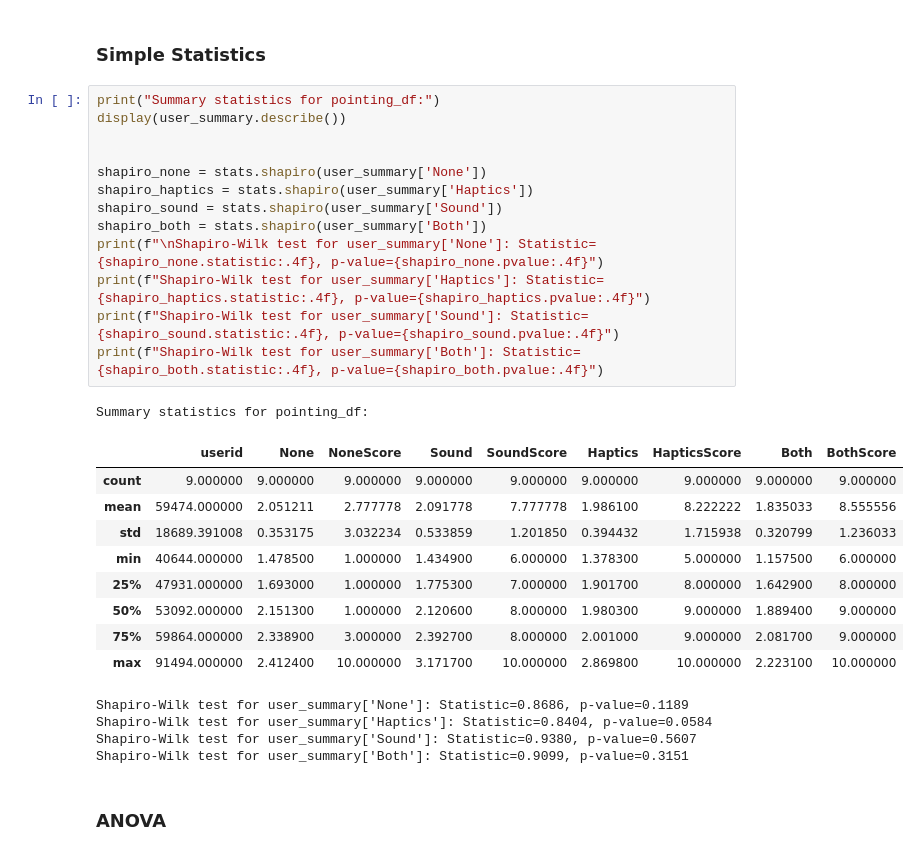
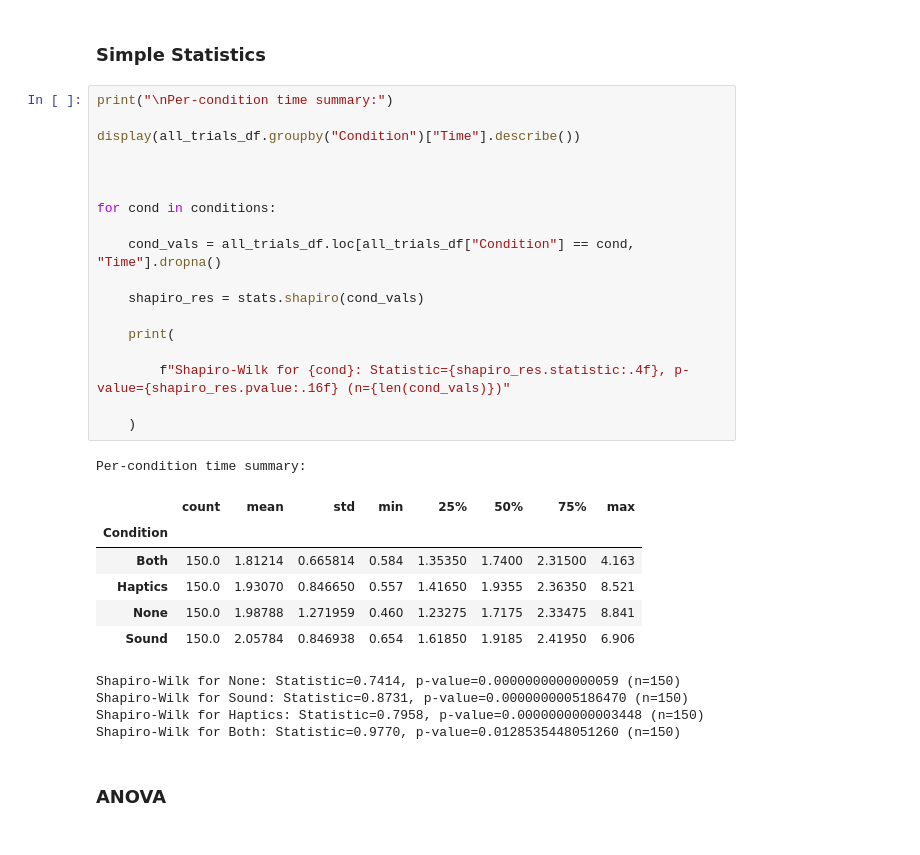
Before and after one commit to tiagoteixeira03/vr-sound-haptics, a Jupyter notebook: statistics.ipynb, the cells around one changed output. Cells and saved outputs as stored; diff of their text form.

```diff
--- a/statistics.ipynb
+++ b/statistics.ipynb
@@ -146,33 +212,35 @@ else:
 # %% [markdown]
 ### Simple Statistics
 # %%
-print("Summary statistics for pointing_df:")
-display(user_summary.describe())
+print("\nPer-condition time summary:")
+
+display(all_trials_df.groupby("Condition")["Time"].describe())
 
 
-shapiro_none = stats.shapiro(user_summary['None'])
-shapiro_haptics = stats.shapiro(user_summary['Haptics'])
-shapiro_sound = stats.shapiro(user_summary['Sound'])
-shapiro_both = stats.shapiro(user_summary['Both'])
-print(f"\nShapiro-Wilk test for user_summary['None']: Statistic={shapiro_none.statistic:.4f}, p-value={shapiro_none.pvalue:.4f}")
-print(f"Shapiro-Wilk test for user_summary['Haptics']: Statistic={shapiro_haptics.statistic:.4f}, p-value={shapiro_haptics.pvalue:.4f}")
-print(f"Shapiro-Wilk test for user_summary['Sound']: Statistic={shapiro_sound.statistic:.4f}, p-value={shapiro_sound.pvalue:.4f}")
-print(f"Shapiro-Wilk test for user_summary['Both']: Statistic={shapiro_both.statistic:.4f}, p-value={shapiro_both.pvalue:.4f}")
+
+for cond in conditions:
+
+    cond_vals = all_trials_df.loc[all_trials_df["Condition"] == cond, "Time"].dropna()
+
+    shapiro_res = stats.shapiro(cond_vals)
+
+    print(
+
+        f"Shapiro-Wilk for {cond}: Statistic={shapiro_res.statistic:.4f}, p-value={shapiro_res.pvalue:.16f} (n={len(cond_vals)})"
+
+    )
 # %% [output]
-Summary statistics for pointing_df:
+Per-condition time summary:
-|  | userid | None | NoneScore | Sound | SoundScore | Haptics | HapticsScore | Both | BothScore |
-| count | 9.000000 | 9.000000 | 9.000000 | 9.000000 | 9.000000 | 9.000000 | 9.000000 | 9.000000 | 9.000000 |
-| mean | 59474.000000 | 2.051211 | 2.777778 | 2.091778 | 7.777778 | 1.986100 | 8.222222 | 1.835033 | 8.555556 |
-| std | 18689.391008 | 0.353175 | 3.032234 | 0.533859 | 1.201850 | 0.394432 | 1.715938 | 0.320799 | 1.236033 |
-| min | 40644.000000 | 1.478500 | 1.000000 | 1.434900 | 6.000000 | 1.378300 | 5.000000 | 1.157500 | 6.000000 |
-| 25% | 47931.000000 | 1.693000 | 1.000000 | 1.775300 | 7.000000 | 1.901700 | 8.000000 | 1.642900 | 8.000000 |
-| 50% | 53092.000000 | 2.151300 | 1.000000 | 2.120600 | 8.000000 | 1.980300 | 9.000000 | 1.889400 | 9.000000 |
-| 75% | 59864.000000 | 2.338900 | 3.000000 | 2.392700 | 8.000000 | 2.001000 | 9.000000 | 2.081700 | 9.000000 |
-| max | 91494.000000 | 2.412400 | 10.000000 | 3.171700 | 10.000000 | 2.869800 | 10.000000 | 2.223100 | 10.000000 |
+|  | count | mean | std | min | 25% | 50% | 75% | max |
+| Condition |  |  |  |  |  |  |  |  |
+| Both | 150.0 | 1.81214 | 0.665814 | 0.584 | 1.35350 | 1.7400 | 2.31500 | 4.163 |
+| Haptics | 150.0 | 1.93070 | 0.846650 | 0.557 | 1.41650 | 1.9355 | 2.36350 | 8.521 |
+| None | 150.0 | 1.98788 | 1.271959 | 0.460 | 1.23275 | 1.7175 | 2.33475 | 8.841 |
+| Sound | 150.0 | 2.05784 | 0.846938 | 0.654 | 1.61850 | 1.9185 | 2.41950 | 6.906 |
-Shapiro-Wilk test for user_summary['None']: Statistic=0.8686, p-value=0.1189
-Shapiro-Wilk test for user_summary['Haptics']: Statistic=0.8404, p-value=0.0584
-Shapiro-Wilk test for user_summary['Sound']: Statistic=0.9380, p-value=0.5607
-Shapiro-Wilk test for user_summary['Both']: Statistic=0.9099, p-value=0.3151
+Shapiro-Wilk for None: Statistic=0.7414, p-value=0.0000000000000059 (n=150)
+Shapiro-Wilk for Sound: Statistic=0.8731, p-value=0.0000000005186470 (n=150)
+Shapiro-Wilk for Haptics: Statistic=0.7958, p-value=0.0000000000003448 (n=150)
+Shapiro-Wilk for Both: Statistic=0.9770, p-value=0.0128535448051260 (n=150)
 # %% [markdown]
 ### ANOVA
 # %%
```
Also changed, not shown: parts of 12 cells of this notebook, 2 other files.
